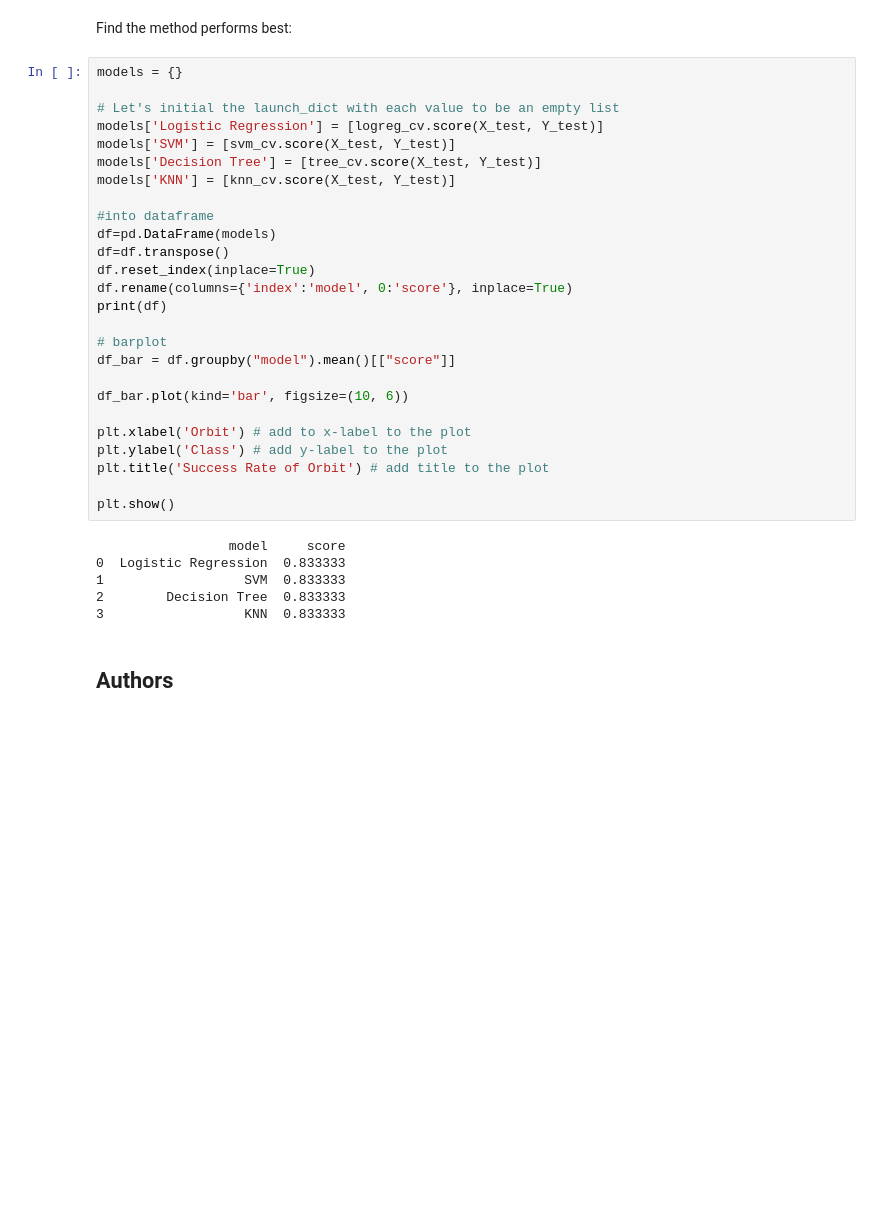
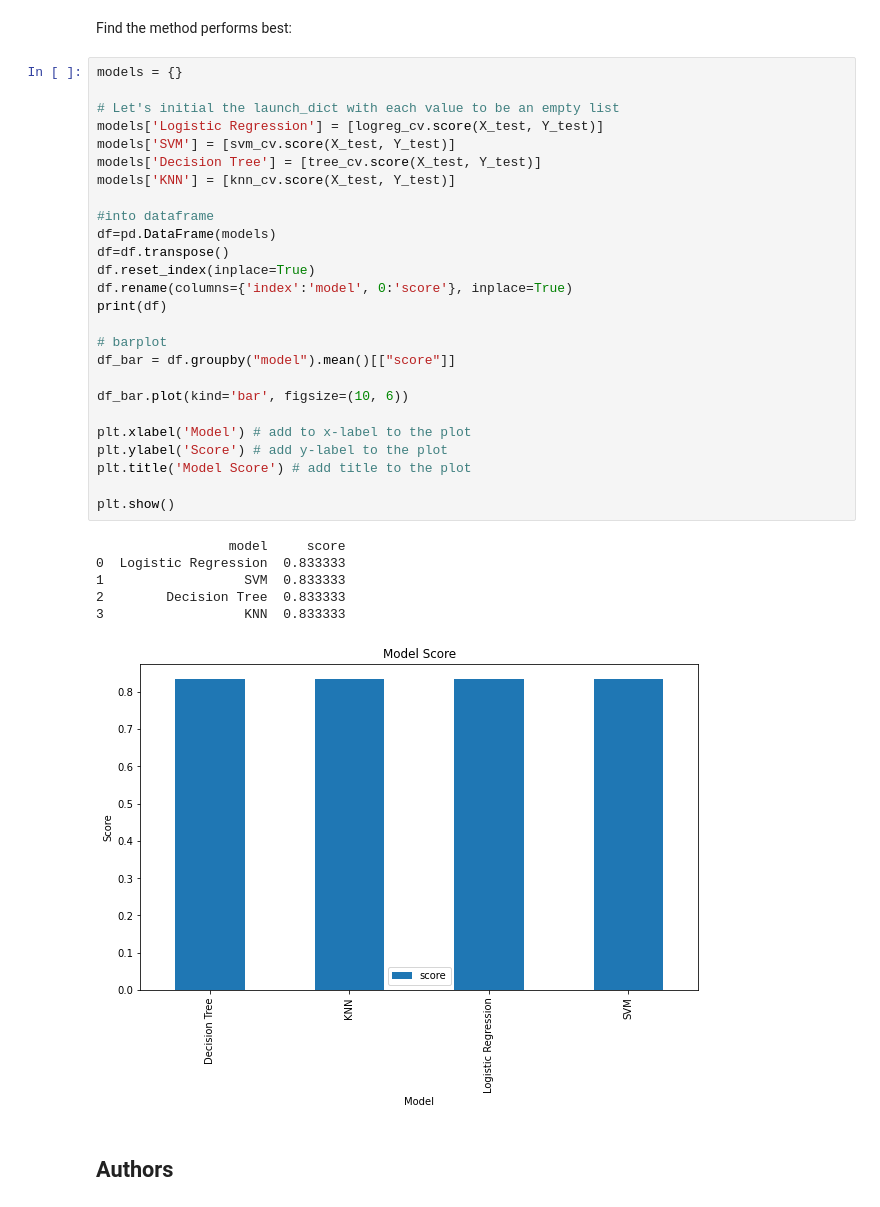
Before and after one commit to eiowolabi/IBM-Data-Science-Caption-Project, a Jupyter notebook: IBM Data Science Predictive Analysis (Capstone).ipynb, the cells around one changed output. Drawn from its saved outputs; the diff is of its cells as text; blank space fills up the shorter version.

```diff
--- a/IBM Data Science Predictive Analysis (Capstone).ipynb
+++ b/IBM Data Science Predictive Analysis (Capstone).ipynb
@@ -351,35 +351,36 @@ Find the method performs best:
 # %%
 models = {}
 
 # Let's initial the launch_dict with each value to be an empty list
 models['Logistic Regression'] = [logreg_cv.score(X_test, Y_test)]
 models['SVM'] = [svm_cv.score(X_test, Y_test)]
 models['Decision Tree'] = [tree_cv.score(X_test, Y_test)]
 models['KNN'] = [knn_cv.score(X_test, Y_test)]
 
 #into dataframe
 df=pd.DataFrame(models)
 df=df.transpose()
 df.reset_index(inplace=True)
 df.rename(columns={'index':'model', 0:'score'}, inplace=True)
 print(df)
 
 # barplot
 df_bar = df.groupby("model").mean()[["score"]]
 
 df_bar.plot(kind='bar', figsize=(10, 6))
 
-plt.xlabel('Orbit') # add to x-label to the plot
-plt.ylabel('Class') # add y-label to the plot
-plt.title('Success Rate of Orbit') # add title to the plot
+plt.xlabel('Model') # add to x-label to the plot
+plt.ylabel('Score') # add y-label to the plot
+plt.title('Model Score') # add title to the plot
 
 plt.show()
 # %% [output]
                  model     score
 0  Logistic Regression  0.833333
 1                  SVM  0.833333
 2        Decision Tree  0.833333
 3                  KNN  0.833333
+[figure, added]
 # %% [markdown]
 ## Authors
 # %% [markdown]
```
